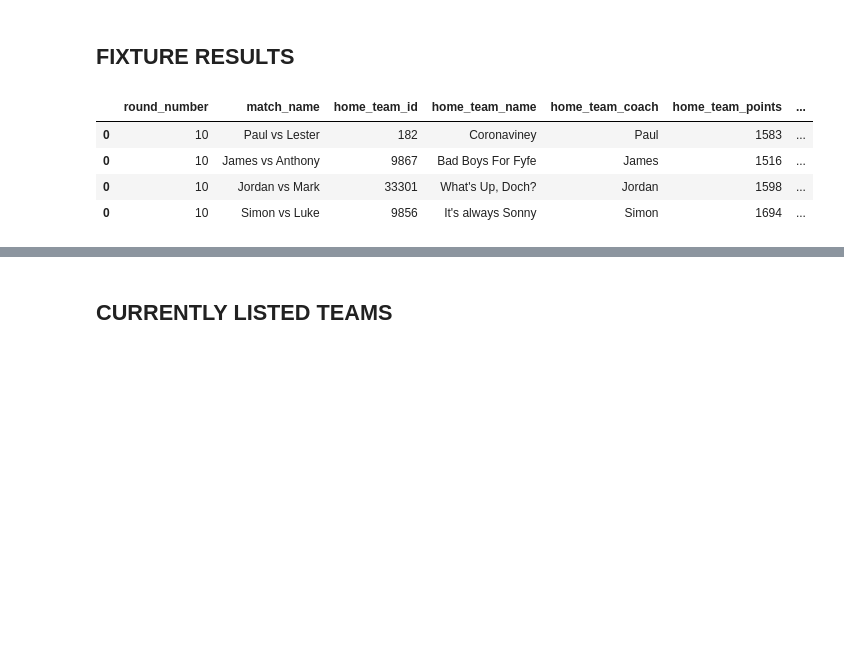
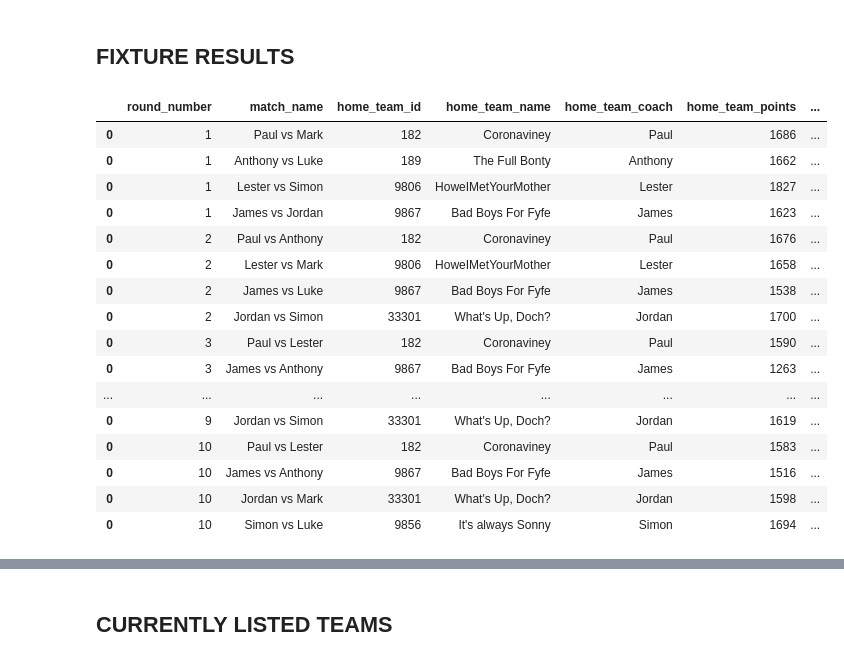
Before and after one commit to mark-richards/sc-player-data, a Jupyter notebook: scrape-sc.ipynb, the cells around one changed output, grey strips where cells are left out. Saved outputs shown, nothing was run; the diff lists cells and outputs as text; code cells hidden in the pictures; blank space fills up the shorter version.

```diff
--- a/scrape-sc.ipynb
+++ b/scrape-sc.ipynb
@@ -172,0 +151,18 @@ df_player_match_results
+# %%
+df_player_match_results = pd.DataFrame()
+
+for match in match_json_list:
+    for coach in match['ladder']:
+        rd_number = coach['round']
+        coach_id = coach['userTeam']['user']['id'],
+        coach_team_id = coach['userTeam']['id'],
+        coach_first_name = coach['userTeam']['user']['first_name'],
+        coach_team_name = coach['userTeam']['teamname'],
+        df_on_field_players = get_player_score_data(coach['userTeam']['scores']['scoring'], True, coach_id, coach_team_id, coach_first_name, coach_team_name)
+        df_off_field_players = get_player_score_data(coach['userTeam']['scores']['nonscoring'], False, coach_id, coach_team_id, coach_first_name, coach_team_name)
+        df_all_players = pd.concat([df_on_field_players, df_off_field_players])
+        df_player_match_results = pd.concat([df_player_match_results, df_all_players])
+
+df_player_match_results = df_player_match_results.merge(df_player_list, on='player_id')
+df_player_match_results['round_number_alt'] = "R" + df_player_match_results['round'].astype('str')
+df_player_match_results
@@ -243,26 +229,39 @@ df_ladder
 ## FIXTURE RESULTS
 # %%
 df_fixture_results = pd.DataFrame()
-for result in match_json['fixtures']:
-    df_line = pd.DataFrame(
-        {
-            'round_number': [result['round']],
-            'match_name': '{} vs {}'.format(result['user_team1']['user']['first_name'], result['user_team2']['user']['first_name']),
-            'home_team_id': [result['user_team1']['id']],
-            'home_team_name': [result['user_team1']['teamname']],
-            'home_team_coach': [result['user_team1']['user']['first_name']],
-            'home_team_points': [result['user_team1']['stats'][0]['points']],
-            'away_team_id': [result['user_team2']['id']],
-            'away_team_name': [result['user_team2']['teamname']],
-            'away_team_coach': [result['user_team2']['user']['first_name']],
-            'away_team_points': [result['user_team2']['stats'][0]['points']],
-        }
-    )
-    df_fixture_results = pd.concat([df_fixture_results, df_line])
+for match in match_json_list:
+    for result in match['fixtures']:
+        df_line = pd.DataFrame(
+            {
+                'round_number': [result['round']],
+                'match_name': '{} vs {}'.format(result['user_team1']['user']['first_name'], result['user_team2']['user']['first_name']),
+                'home_team_id': [result['user_team1']['id']],
+                'home_team_name': [result['user_team1']['teamname']],
+                'home_team_coach': [result['user_team1']['user']['first_name']],
+                'home_team_points': [result['user_team1']['stats'][0]['points']],
+                'away_team_id': [result['user_team2']['id']],
+                'away_team_name': [result['user_team2']['teamname']],
+                'away_team_coach': [result['user_team2']['user']['first_name']],
+                'away_team_points': [result['user_team2']['stats'][0]['points']],
+            }
+        )
+        df_fixture_results = pd.concat([df_fixture_results, df_line])
 
 df_fixture_results
 # %% [output]
 |  | round_number | match_name | home_team_id | home_team_name | home_team_coach | home_team_points | ... |
+| 0 | 1 | Paul vs Mark | 182 | Coronaviney | Paul | 1686 | ... |
+| 0 | 1 | Anthony vs Luke | 189 | The Full Bonty | Anthony | 1662 | ... |
+| 0 | 1 | Lester vs Simon | 9806 | HoweIMetYourMother | Lester | 1827 | ... |
+| 0 | 1 | James vs Jordan | 9867 | Bad Boys For Fyfe | James | 1623 | ... |
+| 0 | 2 | Paul vs Anthony | 182 | Coronaviney | Paul | 1676 | ... |
+| 0 | 2 | Lester vs Mark | 9806 | HoweIMetYourMother | Lester | 1658 | ... |
+| 0 | 2 | James vs Luke | 9867 | Bad Boys For Fyfe | James | 1538 | ... |
+| 0 | 2 | Jordan vs Simon | 33301 | What's Up, Doch? | Jordan | 1700 | ... |
+| 0 | 3 | Paul vs Lester | 182 | Coronaviney | Paul | 1590 | ... |
+| 0 | 3 | James vs Anthony | 9867 | Bad Boys For Fyfe | James | 1263 | ... |
+| ... | ... | ... | ... | ... | ... | ... | ... |
+| 0 | 9 | Jordan vs Simon | 33301 | What's Up, Doch? | Jordan | 1619 | ... |
 | 0 | 10 | Paul vs Lester | 182 | Coronaviney | Paul | 1583 | ... |
 | 0 | 10 | James vs Anthony | 9867 | Bad Boys For Fyfe | James | 1516 | ... |
 | 0 | 10 | Jordan vs Mark | 33301 | What's Up, Doch? | Jordan | 1598 | ... |
```
Also changed, not shown: parts of 26 cells of this notebook, 35 other files.
